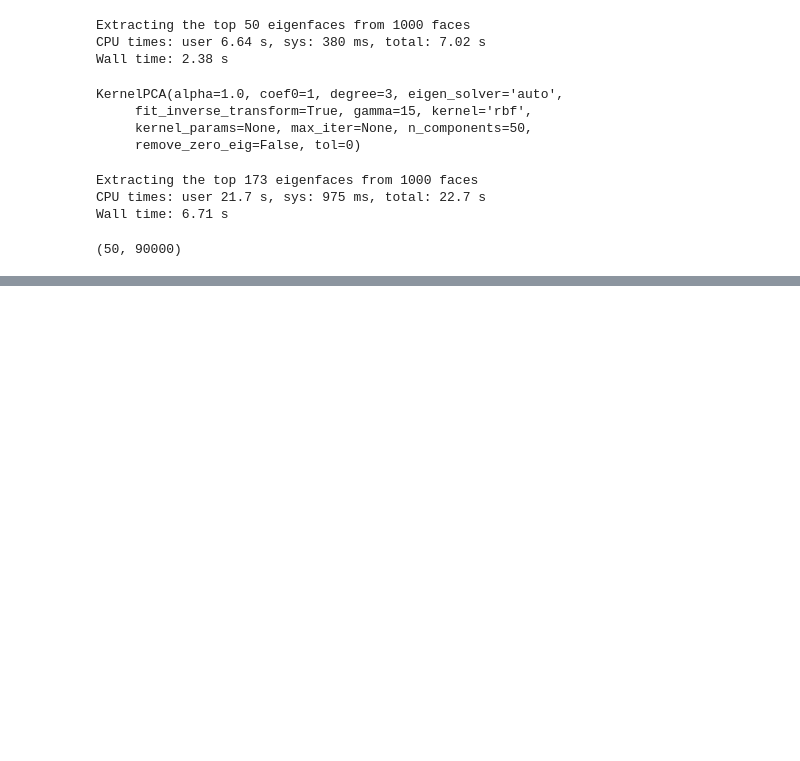
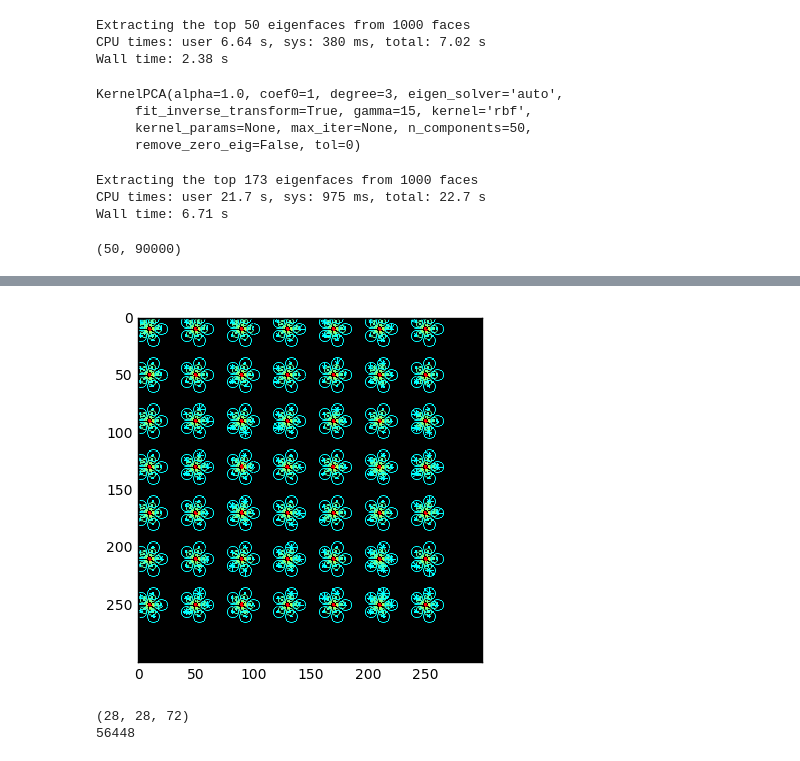
Before and after one commit to MachineLearning-FA2017/Lab2, a Jupyter notebook: NotWorkingExample-Copy1.ipynb, the cells around one changed output, grey strips where cells are left out. Cells and saved outputs as stored; diff of their text form; code cells hidden in the pictures; blank space fills up the shorter version.

```diff
--- a/NotWorkingExample-Copy1.ipynb
+++ b/NotWorkingExample-Copy1.ipynb
@@ -185,0 +211,17 @@ def plt_reconstruct(idx_to_reconstruct):
+# %%
+from skimage.feature import daisy
+
+# lets first visualize what the daisy descripto looks like
+features, img_desc = daisy(img,step=40, radius=10, rings=3, histograms=5, orientations=8, visualize=True)
+imshow(img_desc)
+plt.grid()
+plt.show()
+# %% [output]
+[figure, added]
+# %%
+features = daisy(img,step=10, radius=10, rings=2, histograms=4, orientations=8, visualize=False)
+print(features.shape)
+print(features.shape[0]*features.shape[1]*features.shape[2])
+# %% [output]
+(28, 28, 72)
+56448
```
Also changed, not shown: parts of 10 cells of this notebook.
